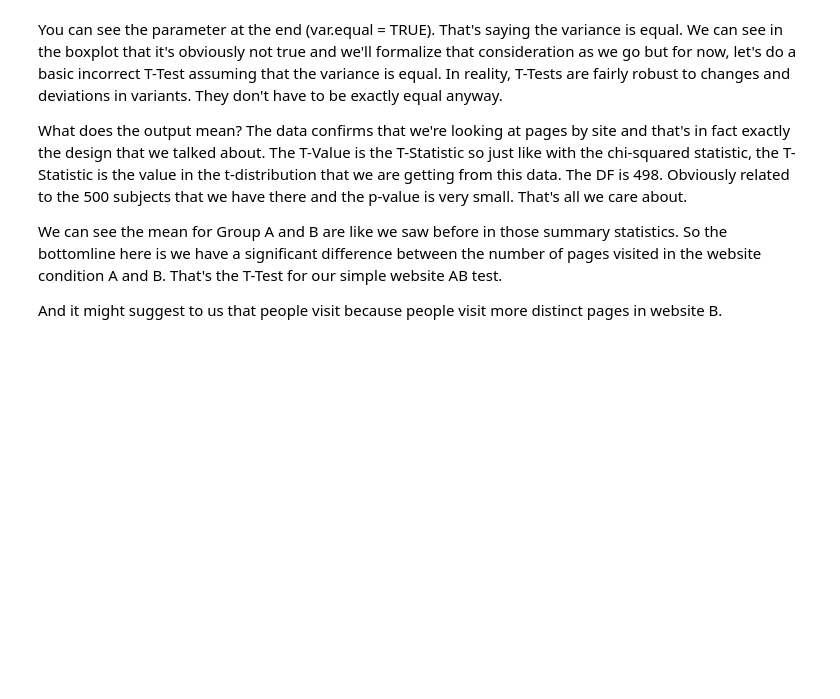
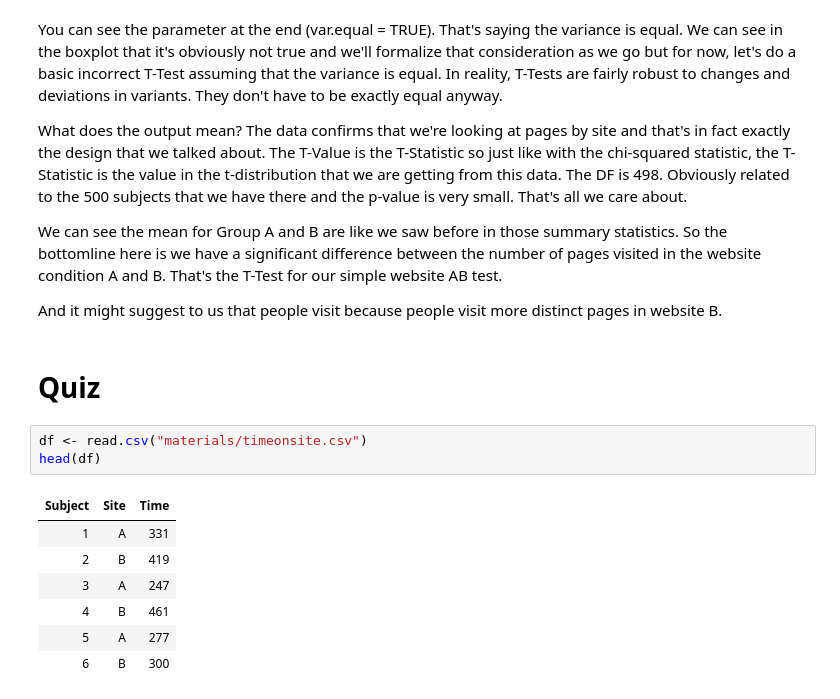
Before and after one commit to iamjz/R-Data, a Jupyter notebook: Designing, Running, and Analyzing Experiments/Week 03.ipynb, the cells around one changed output. Cells and saved outputs as stored; diff of their text form; blank space fills up the shorter version.

```diff
--- a/Designing, Running, and Analyzing Experiments/Week 03.ipynb
+++ b/Designing, Running, and Analyzing Experiments/Week 03.ipynb
@@ -140,3 +140,16 @@ What does the output mean? The data confirms that we're looking at pages by site
 We can see the mean for Group A and B are like we saw before in those summary statistics. So the bottomline here is we have a significant difference between the number of pages visited in the website condition A and B. That's the T-Test for our simple website AB test.
 
 And it might suggest to us that people visit because people visit more distinct pages in website B.
+# %% [markdown]
+# Quiz
+# %%
+df <- read.csv("materials/timeonsite.csv")
+head(df)
+# %% [output]
+| Subject | Site | Time |
+| 1 | A | 331 |
+| 2 | B | 419 |
+| 3 | A | 247 |
+| 4 | B | 461 |
+| 5 | A | 277 |
+| 6 | B | 300 |
```
Also changed, not shown: parts of 8 cells of this notebook.
